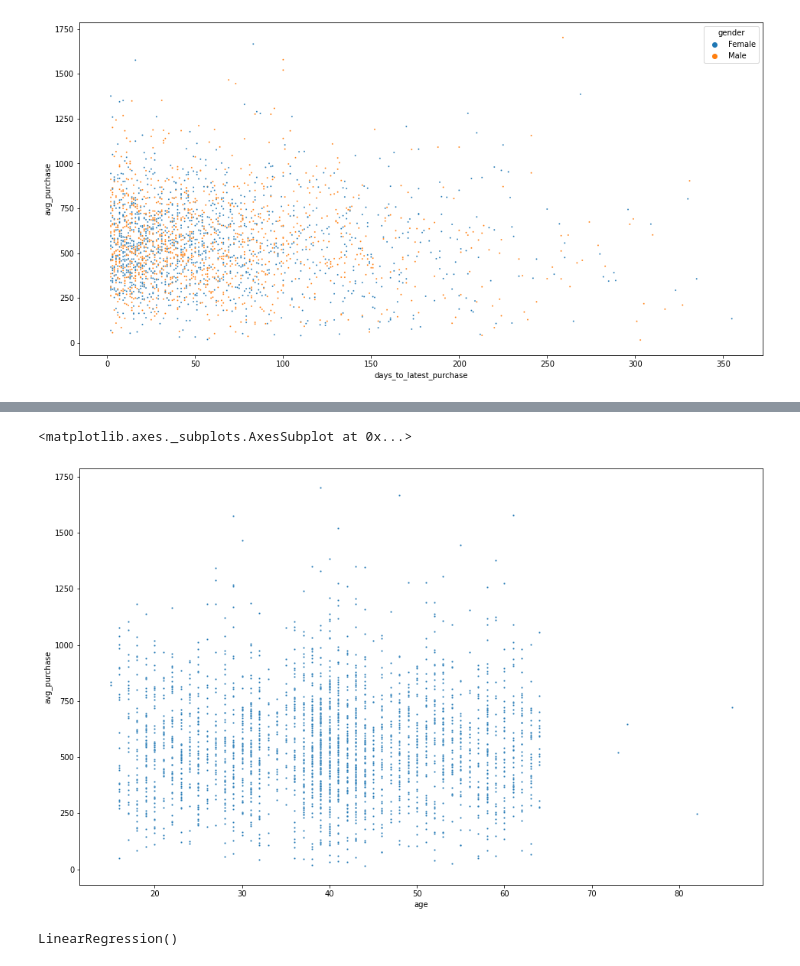
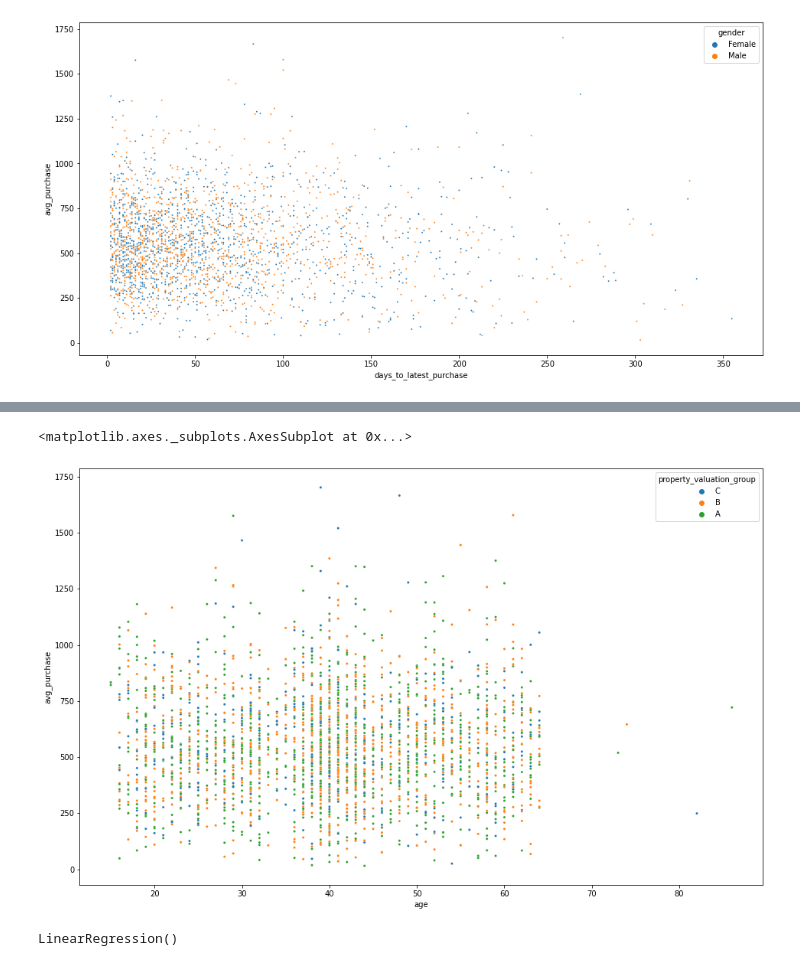
Before and after one commit to nug1209/Virtual_Experience_KPMG_Data_Analytics, a Jupyter notebook: KPMG_Virtual_Experience_2_Nugroho_Budianggoro.ipynb, the cells around one changed output, grey strips where cells are left out. Saved outputs shown, nothing was run; the diff lists cells and outputs as text; code cells hidden in the pictures.

```diff
--- a/KPMG_Virtual_Experience_2_Nugroho_Budianggoro.ipynb
+++ b/KPMG_Virtual_Experience_2_Nugroho_Budianggoro.ipynb
@@ -488,8 +509,8 @@ df_cto["purchase_freq_group"] = pd.cut(df_cto["purchase_frequency"], bins=purcha
 avg_purchase_bin = [0, 500, 1000, 1500, 2000]
 avg_purchase_label = ["D", "C", "B", "A"]
 df_cto["avg_purchase_group"] = pd.cut(df_cto["avg_purchase"], bins=avg_purchase_bin, labels=avg_purchase_label)
-prop_val_bin = [0, 3, 6, 9, 12]
-prop_val_label = ["D", "C", "B", "A"]
+prop_val_bin = [0, 4, 8, 12]
+prop_val_label = ["C", "B", "A"]
 df_cto["property_valuation_group"] = pd.cut(df_cto["property_valuation"], bins=prop_val_bin, labels=prop_val_label)
 df_cto.head()
 # %% [output]
@@ -530,9 +551,9 @@ plt.show
 # %%
 fig, ax = plt.subplots(figsize=[16,10])
-sns.scatterplot(data=df_cto, x='age', y="avg_purchase", s=5)
+sns.scatterplot(data=df_cto, x='age', y="avg_purchase", hue="property_valuation_group", s=10)
 # %% [output]
 <matplotlib.axes._subplots.AxesSubplot at 0x...>
-[figure, old version]
+[figure, new version]
 # %%
 
 # poly = PolynomialFeatures(degree = 4)
```
Also changed, not shown: parts of 7 cells of this notebook.
